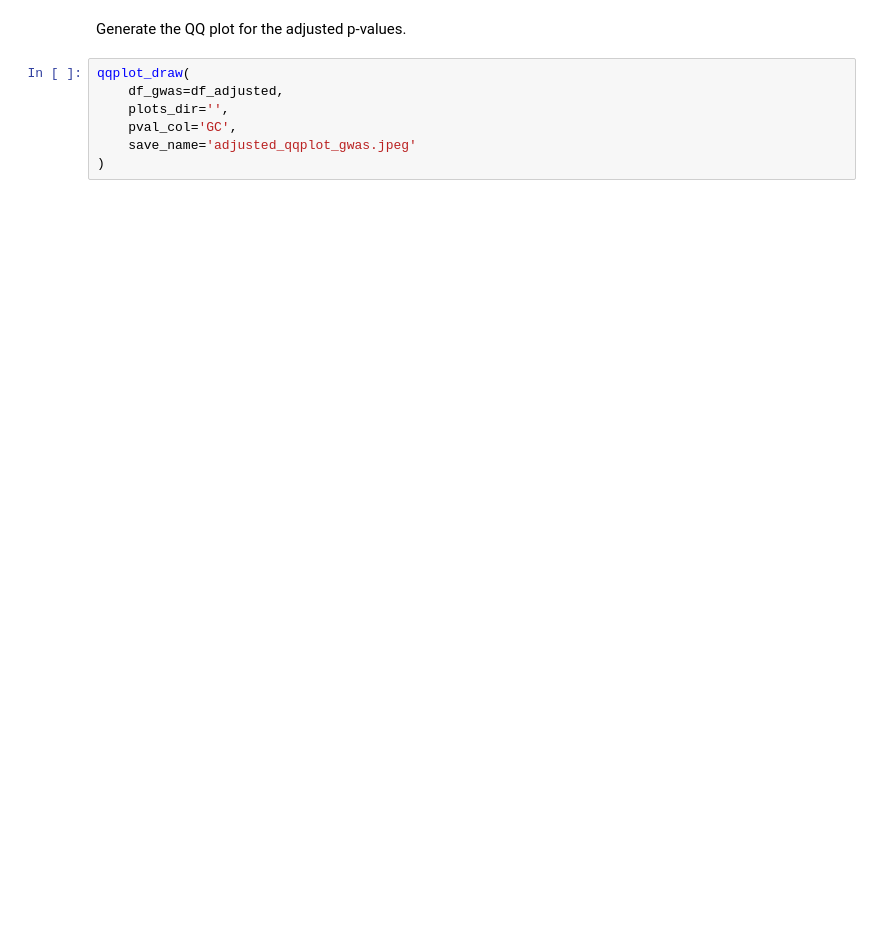
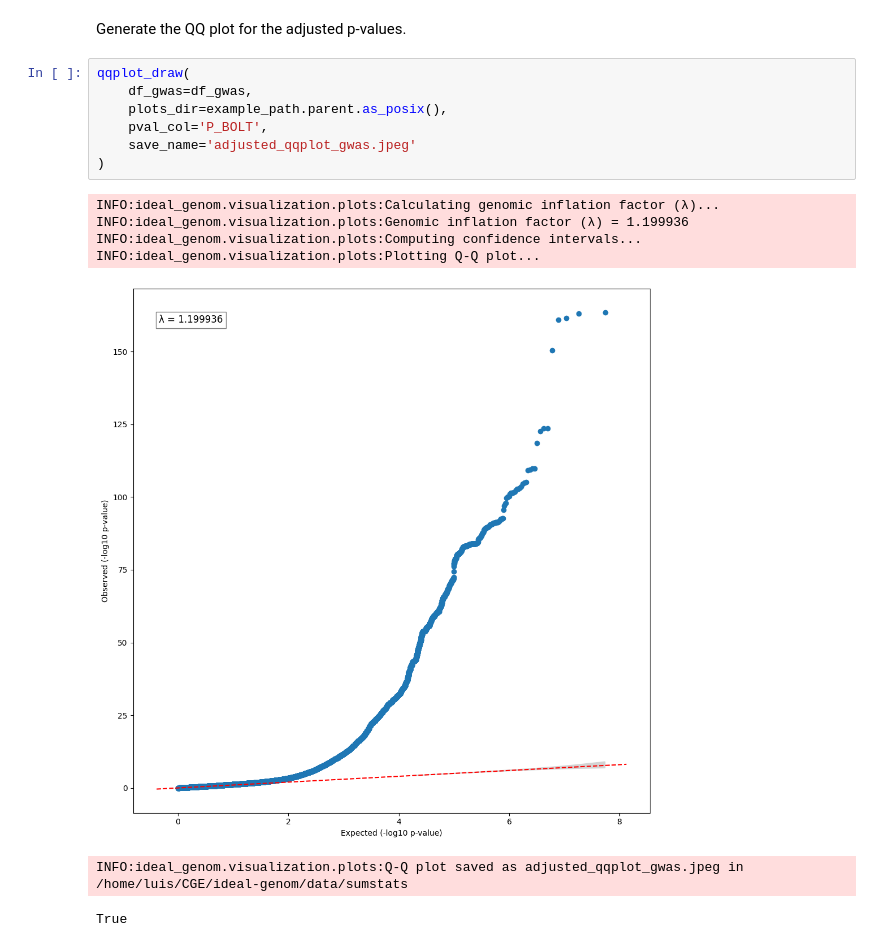
Before and after one commit to cge-tubingens/IDEAL-GENOM, a Jupyter notebook: viz_notebooks/qq_plot.ipynb, the cells around one changed output. Saved outputs shown, nothing was run; the diff lists cells and outputs as text; blank space fills up the shorter version.

```diff
--- a/viz_notebooks/qq_plot.ipynb
+++ b/viz_notebooks/qq_plot.ipynb
@@ -89,8 +68,16 @@ qqplot_draw(
 Generate the QQ plot for the adjusted p-values.
 # %%
 qqplot_draw(
-    df_gwas=df_adjusted,
-    plots_dir='',
-    pval_col='GC',
+    df_gwas=df_gwas,
+    plots_dir=example_path.parent.as_posix(),
+    pval_col='P_BOLT',
     save_name='adjusted_qqplot_gwas.jpeg'
 )
+# %% [output]
+INFO:ideal_genom.visualization.plots:Calculating genomic inflation factor (λ)...
+INFO:ideal_genom.visualization.plots:Genomic inflation factor (λ) = 1.199936
+INFO:ideal_genom.visualization.plots:Computing confidence intervals...
+INFO:ideal_genom.visualization.plots:Plotting Q-Q plot...
+[figure, added]
+INFO:ideal_genom.visualization.plots:Q-Q plot saved as adjusted_qqplot_gwas.jpeg in /home/luis/CGE/ideal-genom/data/sumstats
+True
```
Also changed, not shown: parts of 16 cells of this notebook, 2 other files.
